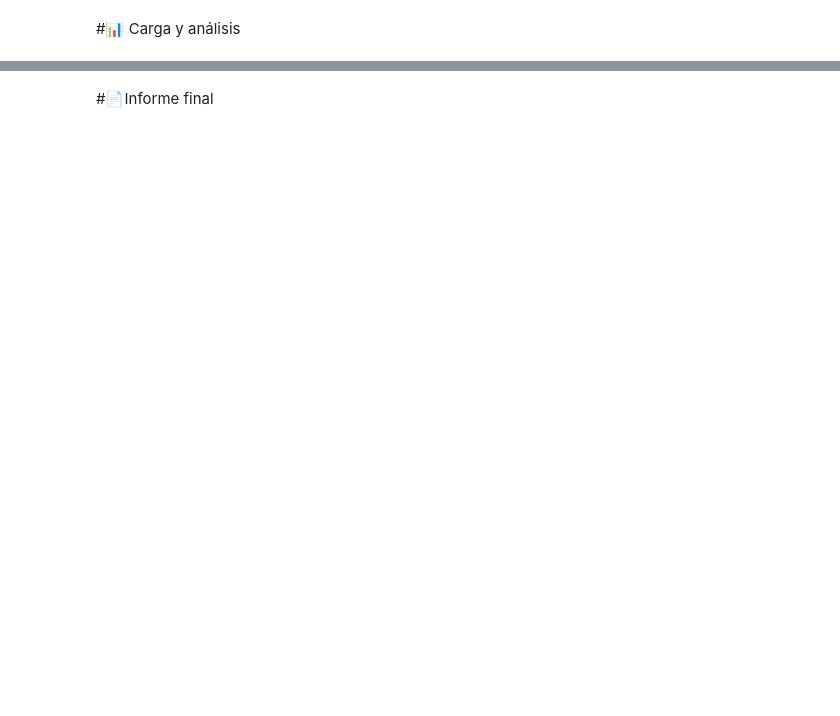
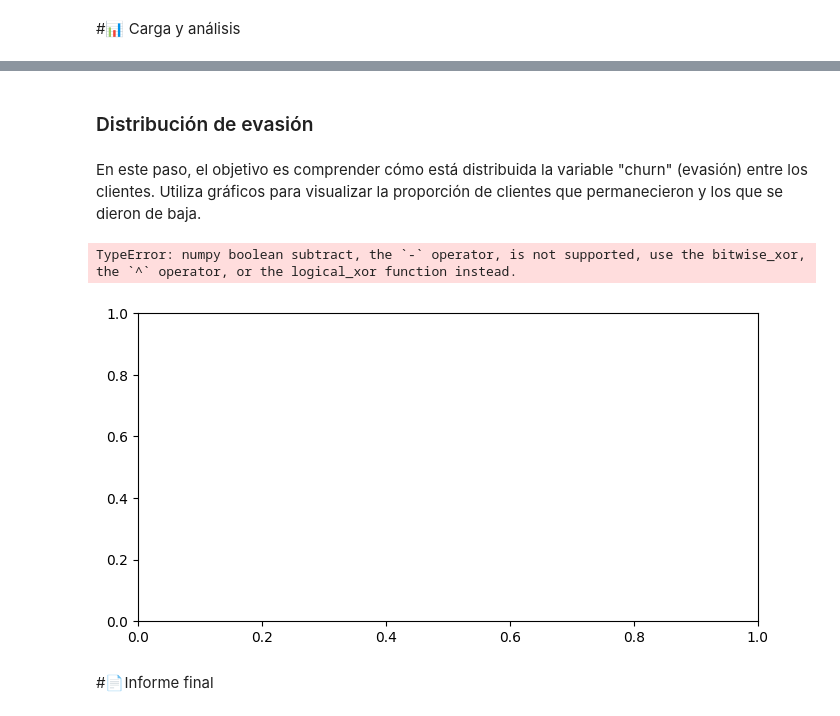
Before and after one commit to SilvanaCicchitti/challenge_telecom, a Jupyter notebook: TelecomX_LATAM.ipynb, the cells around one changed output, grey strips where cells are left out. Saved outputs shown, nothing was run; the diff lists cells and outputs as text; code cells hidden in the pictures; blank space fills up the shorter version.

```diff
--- a/TelecomX_LATAM.ipynb
+++ b/TelecomX_LATAM.ipynb
@@ -370,7 +371,7 @@ PaperlessBilling ['Yes' 'No']
 #única columna es una serie // apply sólo para series
 #2 o más columnas es un df // usar applymap
 columnas_booleanas= ['Churn','Partner', 'Dependents', 'PhoneService', 'PaperlessBilling']
-datos2[columnas_booleanas]= datos2[columnas_booleanas].applymap(lambda x: x.replace('Yes', 'True').replace('No', 'False').replace('0', 'False').replace('1', 'True').strip())
+datos2[columnas_booleanas]= datos2[columnas_booleanas].applymap(lambda x: x.replace('Yes', '1').replace('No', '0').replace('0', 'False').replace('1', 'True').strip())
 datos2[columnas_booleanas]
 # %% [output]
 |  | Churn | Partner | Dependents | PhoneService | PaperlessBilling |
@@ -429,0 +433,3 @@ memory usage: 865.4+ KB
+# %%
+datos2['Charges.Daily'] = (datos2['Charges.Monthly'] / 30).round(2)
+datos2.head()
@@ -431,0 +480,4 @@ memory usage: 865.4+ KB
+# %% [markdown]
+### Distribución de evasión
+# %% [markdown]
+En este paso, el objetivo es comprender cómo está distribuida la variable "churn" (evasión) entre los clientes. Utiliza gráficos para visualizar la proporción de clientes que permanecieron y los que se dieron de baja.
@@ -432,2 +501,11 @@ memory usage: 865.4+ KB
+# %%
+fig, ax= plt.subplots(figsize=(8,4))
+ax.boxplot(datos2['Churn'])
+ax.xaxis.set_major_locator(plt.MultipleLocator(5)) #de 5 en 5
+
+plt.show()
+# %% [output]
+TypeError: numpy boolean subtract, the `-` operator, is not supported, use the bitwise_xor, the `^` operator, or the logical_xor function instead.
+[figure, added]
 # %% [markdown]
 #📄Informe final
```
Also changed, not shown: parts of 9 cells of this notebook.
